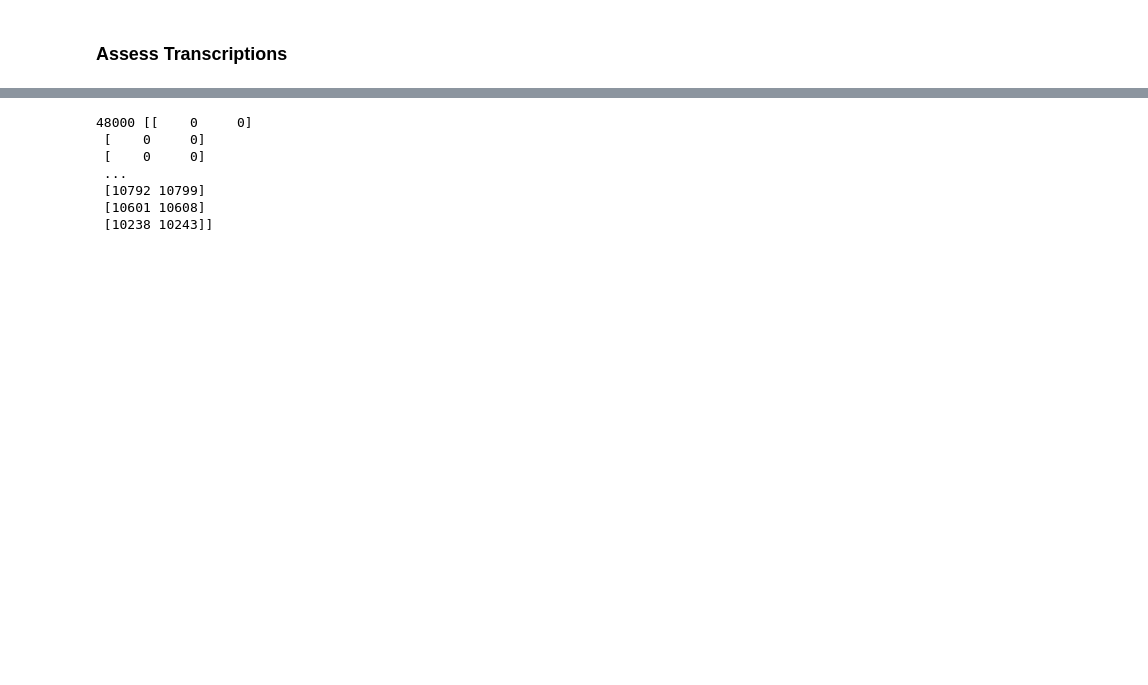
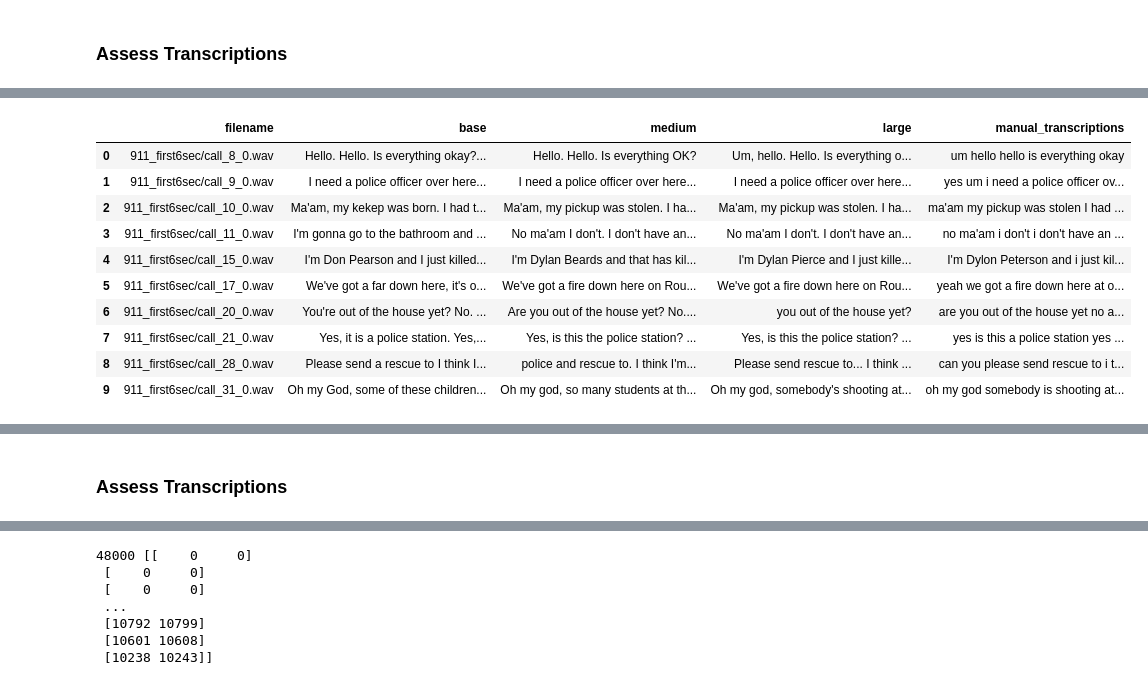
Before and after one commit to ramwtz/data-science-project, a Jupyter notebook: draft/text_eda.ipynb, the cells around one changed output, grey strips where cells are left out. Drawn from its saved outputs; the diff is of its cells as text; code cells hidden in the pictures; blank space fills up the shorter version.

```diff
--- a/draft/text_eda.ipynb
+++ b/draft/text_eda.ipynb
@@ -581,0 +398,10 @@ r.recognize_whisper(audio_clean, model='large')
+# %%
+def transcribe_whisper(filename, filter_noise=False, models=[]):
+  path = get_path_from_filename(filename)
+  audio = get_audio(path, filter_noise=filter_noise)
+
+  t = []
+  for model in models:
+      t.append(r.recognize_whisper(audio, model))
+
+  return tuple(t)
@@ -581,0 +410,13 @@ r.recognize_whisper(audio_clean, model='large')
+# %%
+whisper_models = [
+    'base', 'medium', 'large'
+    ]
+whisper_series = filenames.progress_apply(transcribe_whisper, filter_noise=True, models=whisper_models)
+whisper_column_names = {
+    k: v for k, v in enumerate(whisper_models)
+  }
+whisper_list = whisper_series.values.tolist()
+whisper_df = pd.DataFrame(whisper_list).rename(whisper_column_names, axis=1)
+# %%
+whisper_assessment = pd.DataFrame({"filename": filenames})
+whisper_assessment = pd.concat([whisper_assessment, whisper_df], axis=1)
@@ -581,0 +425,2 @@ r.recognize_whisper(audio_clean, model='large')
+# %%
+whisper_assessment = whisper_assessment.merge(manual_transcriptions, left_on='filename', right_on='filename')
@@ -581,0 +429,14 @@ r.recognize_whisper(audio_clean, model='large')
+# %%
+whisper_assessment
+# %% [output]
+|  | filename | base | medium | large | manual_transcriptions |
+| 0 | 911_first6sec/call_8_0.wav | Hello. Hello. Is everything okay?... | Hello. Hello. Is everything OK? | Um, hello. Hello. Is everything o... | um hello hello is everything okay |
+| 1 | 911_first6sec/call_9_0.wav | I need a police officer over here... | I need a police officer over here... | I need a police officer over here... | yes um i need a police officer ov... |
+| 2 | 911_first6sec/call_10_0.wav | Ma'am, my kekep was born. I had t... | Ma'am, my pickup was stolen. I ha... | Ma'am, my pickup was stolen. I ha... | ma'am my pickup was stolen I had ... |
+| 3 | 911_first6sec/call_11_0.wav | I'm gonna go to the bathroom and ... | No ma'am I don't. I don't have an... | No ma'am I don't. I don't have an... | no ma'am i don't i don't have an ... |
+| 4 | 911_first6sec/call_15_0.wav | I'm Don Pearson and I just killed... | I'm Dylan Beards and that has kil... | I'm Dylan Pierce and I just kille... | I'm Dylon Peterson and i just kil... |
+| 5 | 911_first6sec/call_17_0.wav | We've got a far down here, it's o... | We've got a fire down here on Rou... | We've got a fire down here on Rou... | yeah we got a fire down here at o... |
+| 6 | 911_first6sec/call_20_0.wav | You're out of the house yet? No. ... | Are you out of the house yet? No.... | you out of the house yet? | are you out of the house yet no a... |
+| 7 | 911_first6sec/call_21_0.wav | Yes, it is a police station. Yes,... | Yes, is this the police station? ... | Yes, is this the police station? ... | yes is this a police station yes ... |
+| 8 | 911_first6sec/call_28_0.wav | Please send a rescue to I think I... | police and rescue to. I think I'm... | Please send rescue to... I think ... | can you please send rescue to i t... |
+| 9 | 911_first6sec/call_31_0.wav | Oh my God, some of these children... | Oh my god, so many students at th... | Oh my god, somebody's shooting at... | oh my god somebody is shooting at... |
@@ -581,0 +444,2 @@ r.recognize_whisper(audio_clean, model='large')
+# %% [markdown]
+### Assess Transcriptions
```
Also changed, not shown: parts of 131 cells of this notebook.
